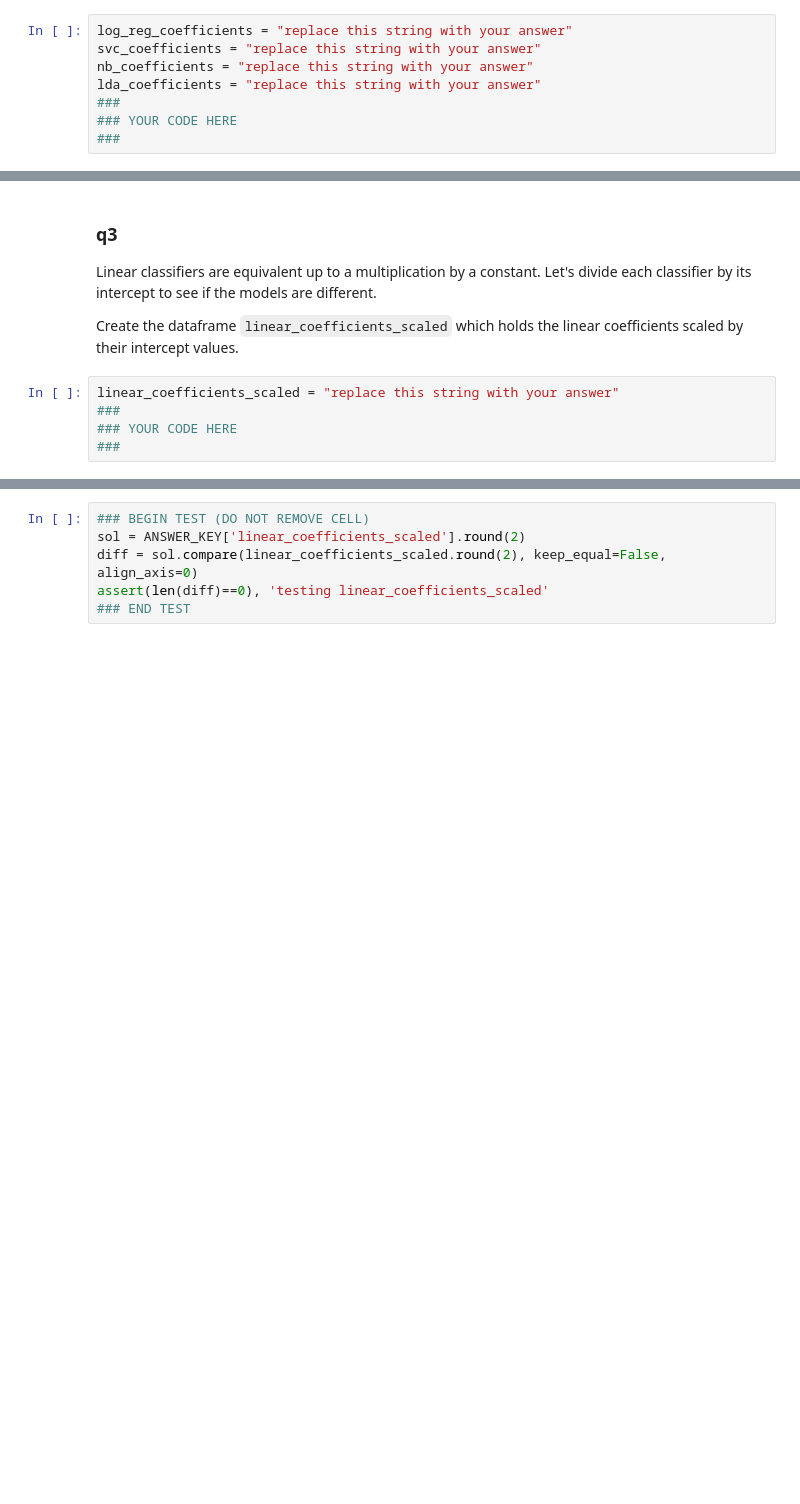
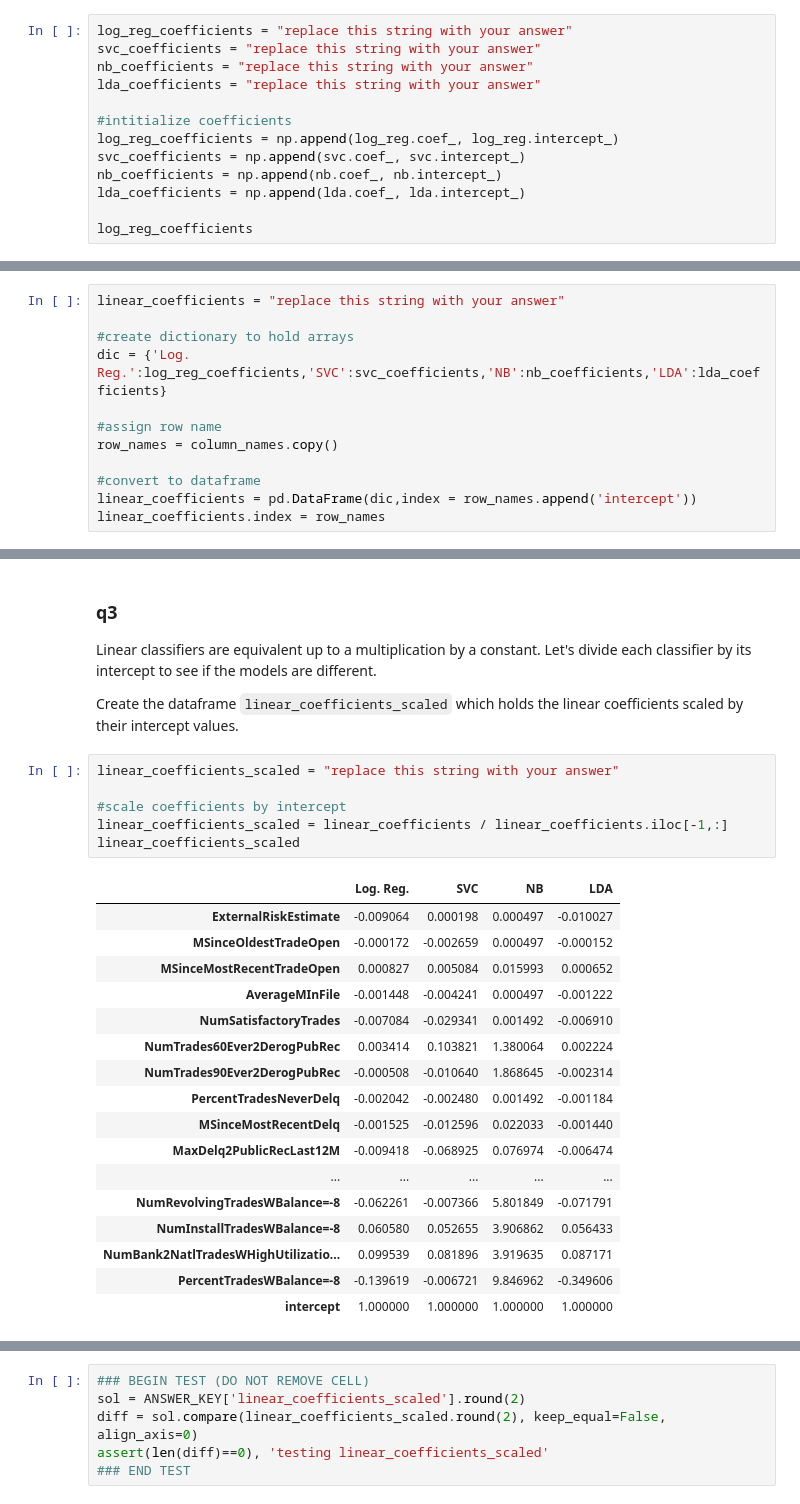
Before and after one commit to MiraculousGu/CIS-432-Predictive-Analysis-Using-Python, a Jupyter notebook: HW 5/Homework5.ipynb, the cells around one changed output, grey strips where cells are left out. Saved outputs shown, nothing was run; the diff lists cells and outputs as text; blank space fills up the shorter version.

```diff
--- a/HW 5/Homework5.ipynb
+++ b/HW 5/Homework5.ipynb
@@ -111,6 +143,11 @@ log_reg_coefficients = "replace this string with your answer"
 svc_coefficients = "replace this string with your answer"
 nb_coefficients = "replace this string with your answer"
 lda_coefficients = "replace this string with your answer"
-###
-### YOUR CODE HERE
-###
+
+#intitialize coefficients
+log_reg_coefficients = np.append(log_reg.coef_, log_reg.intercept_)
+svc_coefficients = np.append(svc.coef_, svc.intercept_)
+nb_coefficients = np.append(nb.coef_, nb.intercept_)
+lda_coefficients = np.append(lda.coef_, lda.intercept_)
+
+log_reg_coefficients
@@ -144,3 +196,15 @@ linear_coefficients = "replace this string with your answer"
+# %%
+linear_coefficients = "replace this string with your answer"
+
+#create dictionary to hold arrays
+dic = {'Log. Reg.':log_reg_coefficients,'SVC':svc_coefficients,'NB':nb_coefficients,'LDA':lda_coefficients}
+
+#assign row name
+row_names = column_names.copy()
+
+#convert to dataframe
+linear_coefficients = pd.DataFrame(dic,index = row_names.append('intercept'))
+linear_coefficients.index = row_names
 # %%
 # expected output
 ANSWER_KEY['linear_coefficients'].head()
@@ -157,9 +228,28 @@ Linear classifiers are equivalent up to a multiplication by a constant. Let's di
 Create the dataframe `linear_coefficients_scaled` which holds the linear coefficients scaled by their intercept values.
 # %%
 linear_coefficients_scaled = "replace this string with your answer"
-###
-### YOUR CODE HERE
-###
+
+#scale coefficients by intercept
+linear_coefficients_scaled = linear_coefficients / linear_coefficients.iloc[-1,:]
+linear_coefficients_scaled
+# %% [output]
+|  | Log. Reg. | SVC | NB | LDA |
+| ExternalRiskEstimate | -0.009064 | 0.000198 | 0.000497 | -0.010027 |
+| MSinceOldestTradeOpen | -0.000172 | -0.002659 | 0.000497 | -0.000152 |
+| MSinceMostRecentTradeOpen | 0.000827 | 0.005084 | 0.015993 | 0.000652 |
+| AverageMInFile | -0.001448 | -0.004241 | 0.000497 | -0.001222 |
+| NumSatisfactoryTrades | -0.007084 | -0.029341 | 0.001492 | -0.006910 |
+| NumTrades60Ever2DerogPubRec | 0.003414 | 0.103821 | 1.380064 | 0.002224 |
+| NumTrades90Ever2DerogPubRec | -0.000508 | -0.010640 | 1.868645 | -0.002314 |
+| PercentTradesNeverDelq | -0.002042 | -0.002480 | 0.001492 | -0.001184 |
+| MSinceMostRecentDelq | -0.001525 | -0.012596 | 0.022033 | -0.001440 |
+| MaxDelq2PublicRecLast12M | -0.009418 | -0.068925 | 0.076974 | -0.006474 |
+| ... | ... | ... | ... | ... |
+| NumRevolvingTradesWBalance=-8 | -0.062261 | -0.007366 | 5.801849 | -0.071791 |
+| NumInstallTradesWBalance=-8 | 0.060580 | 0.052655 | 3.906862 | 0.056433 |
+| NumBank2NatlTradesWHighUtilizatio... | 0.099539 | 0.081896 | 3.919635 | 0.087171 |
+| PercentTradesWBalance=-8 | -0.139619 | -0.006721 | 9.846962 | -0.349606 |
+| intercept | 1.000000 | 1.000000 | 1.000000 | 1.000000 |
 # %%
 # expected output
 ANSWER_KEY['linear_coefficients_scaled'].head()
```
Also changed, not shown: parts of 82 cells of this notebook, 4 other files.
